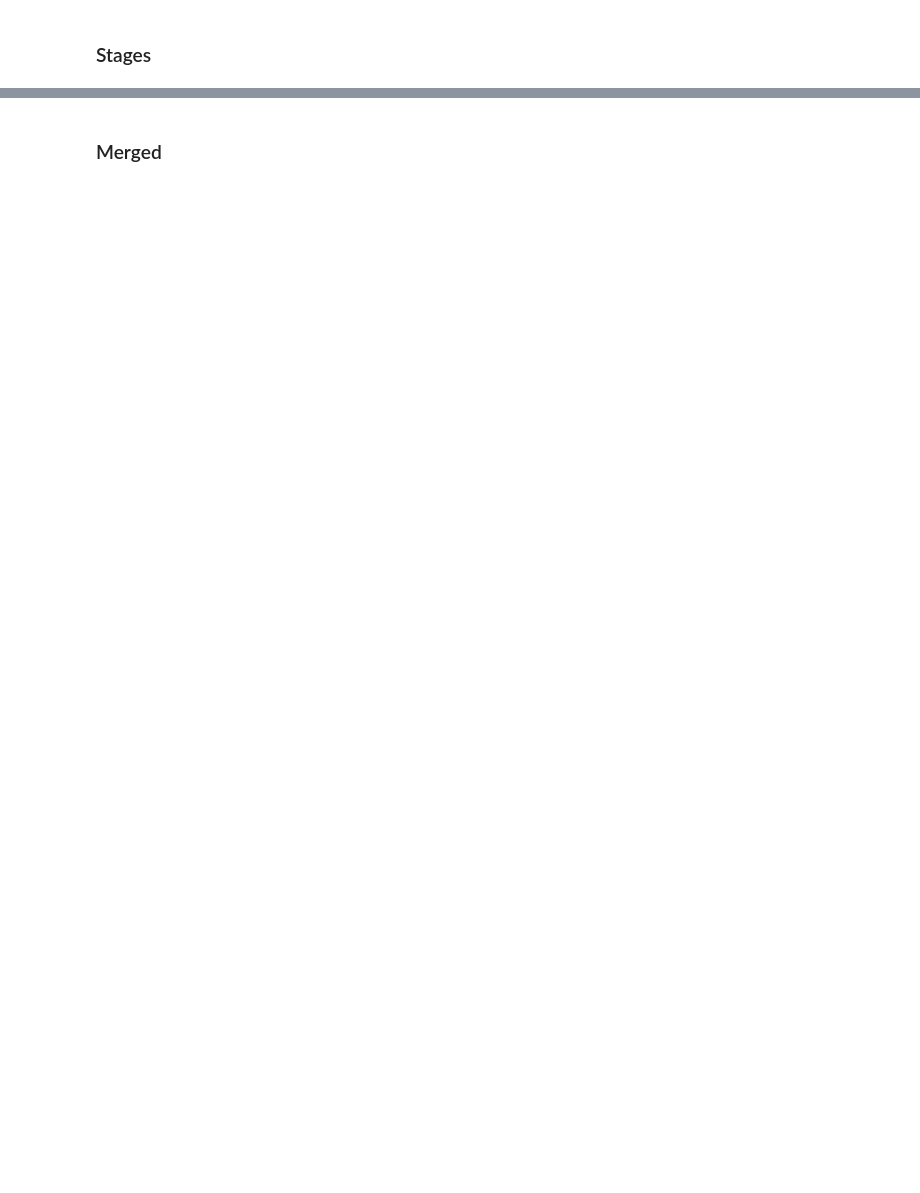
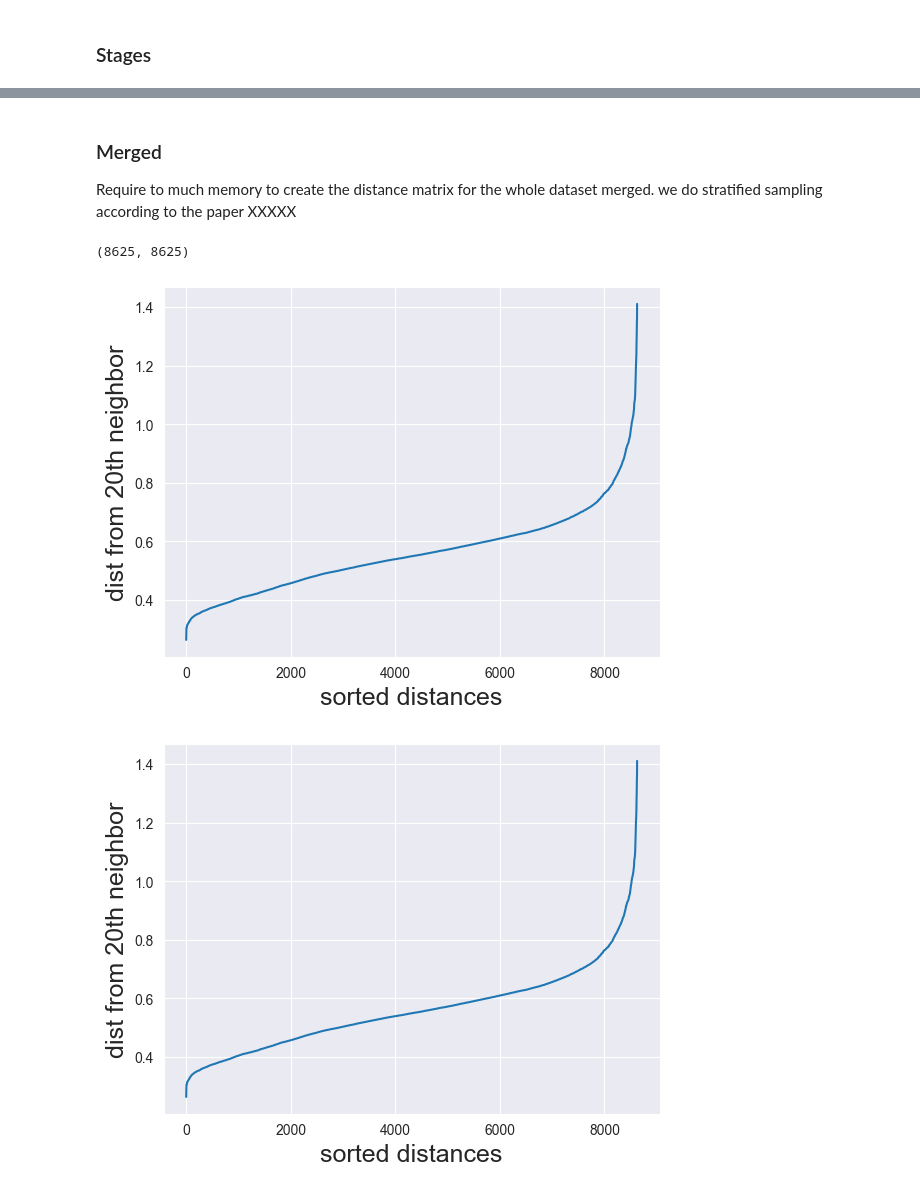
Before and after one commit to DiVitoTommaso/Cyclists-Races_Data-Mining, a Jupyter notebook: Clustering.ipynb, the cells around one changed output, grey strips where cells are left out. Saved outputs shown, nothing was run; the diff lists cells and outputs as text; code cells hidden in the pictures; blank space fills up the shorter version.

Commit message:
added stratified sampling for dbscan

```diff
--- a/Clustering.ipynb
+++ b/Clustering.ipynb
@@ -528,34 +545,70 @@ transformed_stages_df["gower_luster"] = labels
-# %% [markdown]
-### Merged
+# %% [markdown]
+### Merged
+Require to much memory to create the distance matrix for the whole dataset merged. we do stratified sampling according to the paper XXXXX
+# %%
+from sklearn.neighbors import NearestNeighbors
+
+def stratified_sampling(X, k=5, strata=10, m=5):
+    # Calcolo delle distanze k-nearest neighbors
+    nbrs = NearestNeighbors(n_neighbors=k).fit(X)
+    distances, _ = nbrs.kneighbors(X)
+
+    # Media delle distanze dei k-nearest neighbors per ogni punto
+    avg_distances = np.mean(distances[:, 1:], axis=1)
+
+    # Stratificazione delle distanze
+    strata_limits = np.linspace(min(avg_distances), max(avg_distances), strata + 1)
+    sampled_indices = []
+    for i in range(strata):
+        stratum_indices = np.where((avg_distances >= strata_limits[i]) & (avg_distances < strata_limits[i + 1]))[0]
+        if len(stratum_indices) > 0:
+            sampled_indices.extend(np.random.choice(stratum_indices, min(m, len(stratum_indices)), replace=False))
+    return X.iloc[sampled_indices]
 # %%
+import clustering
+# REMEMBER TO TEST WITH 1000 TO DO FAST DEBUG BUT REMOVE .sample() FOR REAL RESULTS
+samples = pd.DataFrame(stratified_sampling(
+    real_merged_df,
+    k=real_merged_df.shape[1] * 2,
+    strata=10,
+    m=2000
+))
+# This works
 dst_matrix_euclid = clustering.compute_distance_matrix(
-    real_merged_df,
+    samples,
     "euclidean",
     cache_file=RESULTS_DIR + "euclidean-" + merged_distance_matrix_file,
 )
 dst_matrix_euclid = squareform(dst_matrix_euclid)
 
+# Give error here don't know why
 # for gower you need binary array saying which columns are categorical
+"""
 categorical_cols = transformed_merged_df.columns.str.startswith("cat__")
-categorical_cols
-
 dst_matrix_gower = clustering.compute_distance_matrix(
-    transformed_merged_df,
+    samples,
     "gower",
     cat_features=categorical_cols,
     cache_file=RESULTS_DIR + "gower-" + merged_distance_matrix_file,
 )
+"""
+ks = [real_merged_df.shape[1] * 2, real_merged_df.shape[1] * 2]
 # %%
-for dist, k in zip([dst_matrix_euclid, dst_matrix_gower], ks):
+print(dst_matrix_euclid.shape)
+for dist, k in zip([dst_matrix_euclid, dst_matrix_euclid], ks):
     kth_distances = list()
     for d in dist:
         index_kth_distance = np.argsort(d)[k]
         kth_distances.append(d[index_kth_distance])
 
     plt.plot(range(0, len(kth_distances)), sorted(kth_distances))
     plt.ylabel("dist from %sth neighbor" % k, fontsize=18)
     plt.xlabel("sorted distances", fontsize=18)
     plt.show()
+# %% [output]
+(8625, 8625)
+[figure, added]
+[figure, added]
 # %%
 dbscan = DBSCAN(
     eps=1.6, min_samples=transformed_merged_df.shape[1] * 2, metric="precomputed"
```
Also changed, not shown: parts of 17 cells of this notebook, 4 other files.
